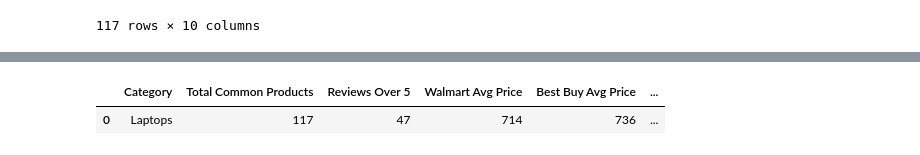
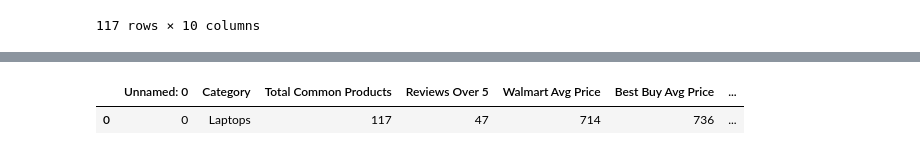
Before and after one commit to craigpreid/HackNSlack, a Jupyter notebook: working_code/Compare.ipynb, the cells around one changed output, grey strips where cells are left out. Saved outputs shown, nothing was run; the diff lists cells and outputs as text; code cells hidden in the pictures.

```diff
--- a/working_code/Compare.ipynb
+++ b/working_code/Compare.ipynb
@@ -139,10 +139,17 @@ compare_df
 #Add some columns to make valide comparisons
 
 #Add difference in price which gives a quick glance at variance
-compare_df["Price_Difference"] = compare_df.loc[:,"BestBuy_Price"]-compare_df.loc[:,"Walmart_Price"]
+compare_df["Price Delta (B-W)"] = compare_df.loc[:,"BestBuy_Price"]-compare_df.loc[:,"Walmart_Price"]
+compare_df["Price Delta (W-B)"] = compare_df.loc[:,"Walmart_Price"]-compare_df.loc[:,"BestBuy_Price"]
 
 #Add combined reviews so we can elminate products that don't have a lot of reviews
 compare_df["Combined_Reviews"] = compare_df.loc[:,"BestBuy_ReviewCount"]+compare_df.loc[:,"Walmart_ReviewCount"]
 
 #sort by highest price to provide some order when reviewing
 compare_df=compare_df.sort_values(by = ['BestBuy_Price'], ascending=False)
+
+#store combined value df into a csv file
+filename=category
+compare_df.to_csv(f"combined_datasets/{filename}_compare_data.csv", sep=',')
+
+compare_df.head(10)
@@ -148,0 +208,10 @@ compare_df=compare_df.sort_values(by = ['BestBuy_Price'], ascending=False)
+# %%
+# Open the file we want to work with.  See above to get categories stored so far
+category = "Laptops"
+visualizeFile = (f"combined_datasets/{category}_compare_data.csv")
+vis_category_df = pd.read_csv(visualizeFile)
+
+# Only visualize reviews > 5 entries
+vis_category_df = vis_category_df[vis_category_df["Combined_Reviews"] > 5]
+
+vis_category_df.head(2)
@@ -149,42 +279,93 @@ compare_df=compare_df.sort_values(by = ['BestBuy_Price'], ascending=False)
 # %%
-#Only look at items that havea a combined review count above 5
-#For example, we do not want to include Avg reviews of items with < 5 reviews
-compare_moreReviews_df = compare_df[compare_df["Combined_Reviews"] > 5]
-
 # These are the items we are going to compare across categories of products
 productCount = compare_df["Product"].count()
 reviewsOver5 = compare_moreReviews_df["Product"].count()
 walmartPriceAvg = round(compare_df["Walmart_Price"].mean(),1)
 bestBuyAvgPrice = round(compare_df["BestBuy_Price"].mean(),1)
 walmartReviewAvg = round(compare_moreReviews_df["Walmart_ReviewAverage"].mean(),1)
 bestBuyReviewAvg = round(compare_moreReviews_df["BestBuy_ReviewAverage"].mean(),1)
 totalWalmartReviews = compare_df["Walmart_ReviewCount"].sum()
 totalBestBuyReviews = compare_df["BestBuy_ReviewCount"].sum()
 
 #Create a dataframe to hold the data we calculated above
 category_array = []
 category_data = {
     "Category" : category,
     "Reviews Over 5" : reviewsOver5,
-    "Total Common Products" : totalReviews,
+    "Total Common Products" : productCount,
     "Walmart Avg Price" : int(walmartPriceAvg),
     "Best Buy Avg Price" : int(bestBuyAvgPrice),
     "Total Walmart Reviews" : totalWalmartReviews,
     "Total Best Buy Reviews" : int(totalBestBuyReviews),
     "Walmart Review Avg" : walmartReviewAvg,
     "Best Buy Review Avg" : bestBuyReviewAvg
 
 }
 
 category_array.append(category_data)
 category_df = pd.DataFrame(category_array)
 category_df = category_df[[
     "Category", "Total Common Products", "Reviews Over 5", "Walmart Avg Price",
     "Best Buy Avg Price", "Total Walmart Reviews","Total Best Buy Reviews", "Walmart Review Avg", "Best Buy Review Avg"
 ]]
-category_df
+
+# Define the category that we want to work with
+# For now, we will Iterate through categories manually
+# Later, if we have time, we can apply more automation
+
+# Use two iterrow commands to create a list of items common to both Walmart and BestBuy
+# create a dictionary of all walmart UPS values within the data set
+wal_category_data = {}
+for index, row in wal_category_df.iterrows():
+   wal_category_data[row["upc"]]=row
+
+# compare the Best Buy data to the Walmart UPC Vlaue
+compare_data = []
+for index, row in bestBuy_category_df.iterrows():
+    query = row["upc"]
+    if query in wal_category_data:
+
+        #if BestBuy is found in Walmart, create a dictionary to store combined values
+        new_data = {
+           "UPC":query,
+           "Category": category,
+            "Product":row["name"],
+            "BestBuy_Price":row["salePrice"],
+           "BestBuy_ReviewCount":row["customerReviewCount"],
+           "BestBuy_ReviewAverage":row["customerReviewAverage"],
+           "Walmart_Price":wal_category_data[query]["salePrice"],
+           "Walmart_ReviewCount":wal_category_data[query]["numReviews"],
+           "Walmart_ReviewAverage":wal_category_data[query]["customerRating"],
+            "Price_Difference": 0
+        }
+        compare_data.append(new_data)
+        #print(wal_laptop_data[query])
+
+#Load combined value dictionary into a dataframe
+compare_pd = pd.DataFrame(compare_data)
+
+#convert NaN values to 0, so we can work with data
+compare_pd=compare_pd.fillna(0)
+
+#reorder the columns to an order that makes more sense
+compare_df=compare_pd[[
+    "Product","Category", "UPC","BestBuy_Price","Walmart_Price",
+    "Price_Difference", "BestBuy_ReviewCount","Walmart_ReviewCount",
+    "BestBuy_ReviewAverage","Walmart_ReviewAverage"
+]]
+
+import csv
+# store combined value df into a csv file
+# we will do this ONE TIME, then turn off and use the append routine below
+category_df.to_csv("combined_datasets/category_compare.csv", sep=',')
+
+# use this routine to add additional categories to compare
+#category_df.to_csv("combined_datasets/category_compare.csv", sep=',', header=None, mode='a')
+
+new_df = pd.read_csv("combined_datasets/category_compare.csv")
+new_df
 # %% [output]
-|  | Category | Total Common Products | Reviews Over 5 | Walmart Avg Price | Best Buy Avg Price | ... |
-| 0 | Laptops | 117 | 47 | 714 | 736 | ... |
+|  | Unnamed: 0 | Category | Total Common Products | Reviews Over 5 | Walmart Avg Price | Best Buy Avg Price | ... |
+| 0 | 0 | Laptops | 117 | 47 | 714 | 736 | ... |
 # %%
 walmartReviewAvg
```
Also changed, not shown: parts of 8 cells of this notebook, 13 other files.
